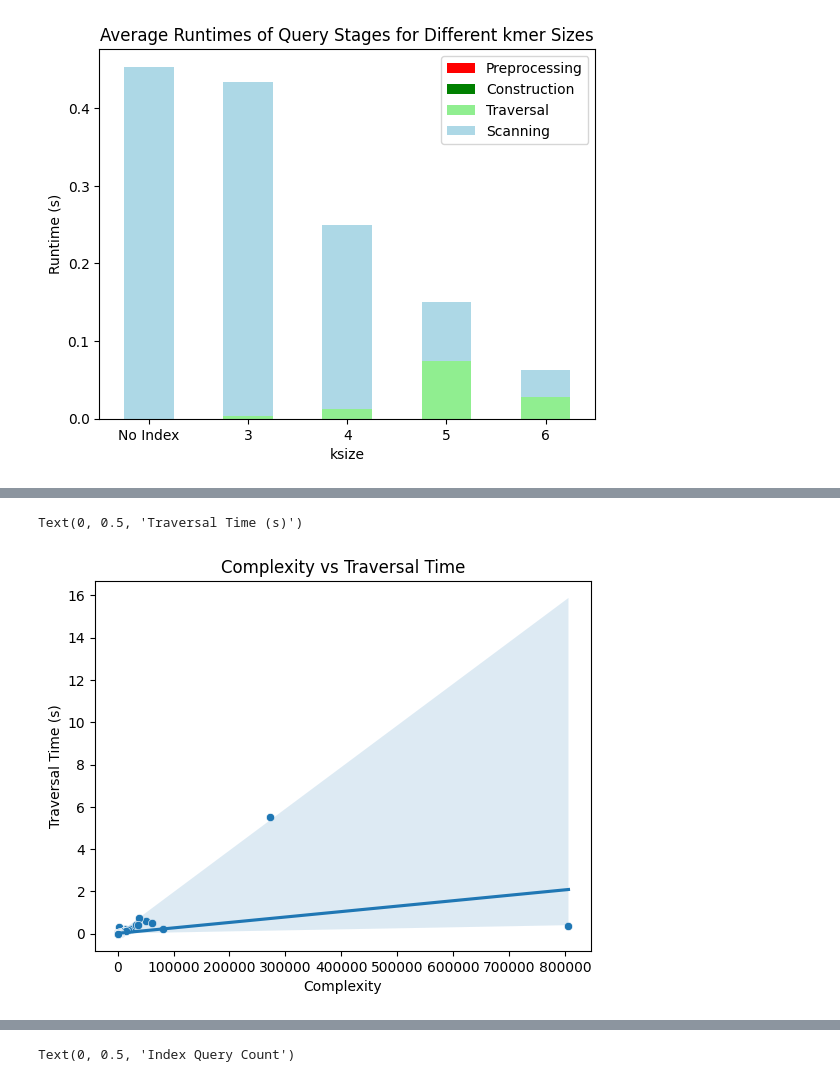
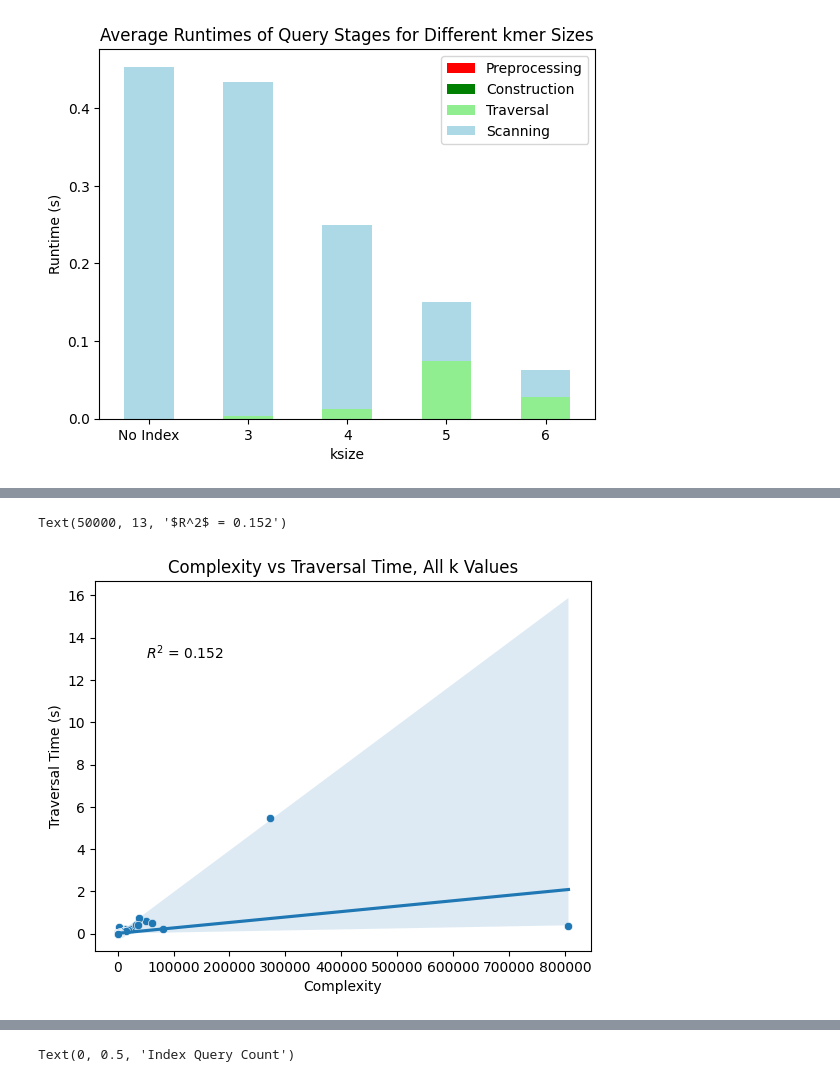
Before and after one commit to remyschwab/tetrex_analysis, a Jupyter notebook: no_cache_runtime_analysis.ipynb, the cells around one changed output, grey strips where cells are left out. Saved outputs shown, nothing was run; the diff lists cells and outputs as text; code cells hidden in the pictures.

Commit message:
Analysis of linearity plots with R^2

```diff
--- a/no_cache_runtime_analysis.ipynb
+++ b/no_cache_runtime_analysis.ipynb
@@ -44,8 +93,11 @@ df_merged = reduce(lambda  left,right: pd.merge(left,right,on=["Preprocessing","
 # %%
+slope, intercept, r_value, p_value, std_err = stats.linregress(df_merged["Complexity"], df_merged["Traversal"])
+
 ax = sns.scatterplot(data=df_merged, x="Complexity", y="Traversal")
-sns.regplot(data=df_merged, x="Complexity", y="Traversal", scatter=False, ax=ax)
-ax.set_title("Complexity vs Traversal Time")
+plt = sns.regplot(data=df_merged, x="Complexity", y="Traversal", scatter=False, ax=ax)
+ax.set_title("Complexity vs Traversal Time, All k Values")
 ax.set_ylabel("Traversal Time (s)")
+plt.text(50000, 13, "$R^2$ = "+str(round(r_value**2, 3)))
 # %% [output]
-Text(0, 0.5, 'Traversal Time (s)')
+Text(50000, 13, '$R^2$ = 0.152')
-[figure, old version]
+[figure, new version]
```
Also changed, not shown: parts of 7 cells of this notebook, 2 other files.
